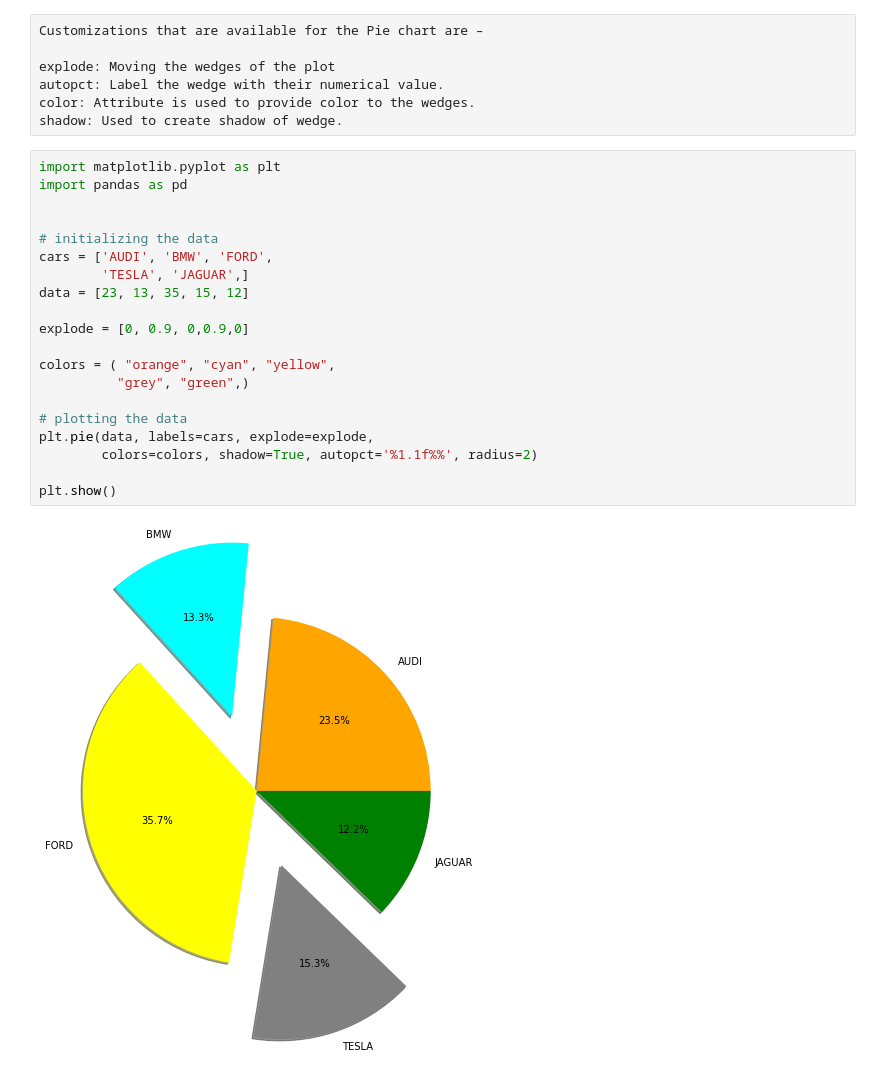
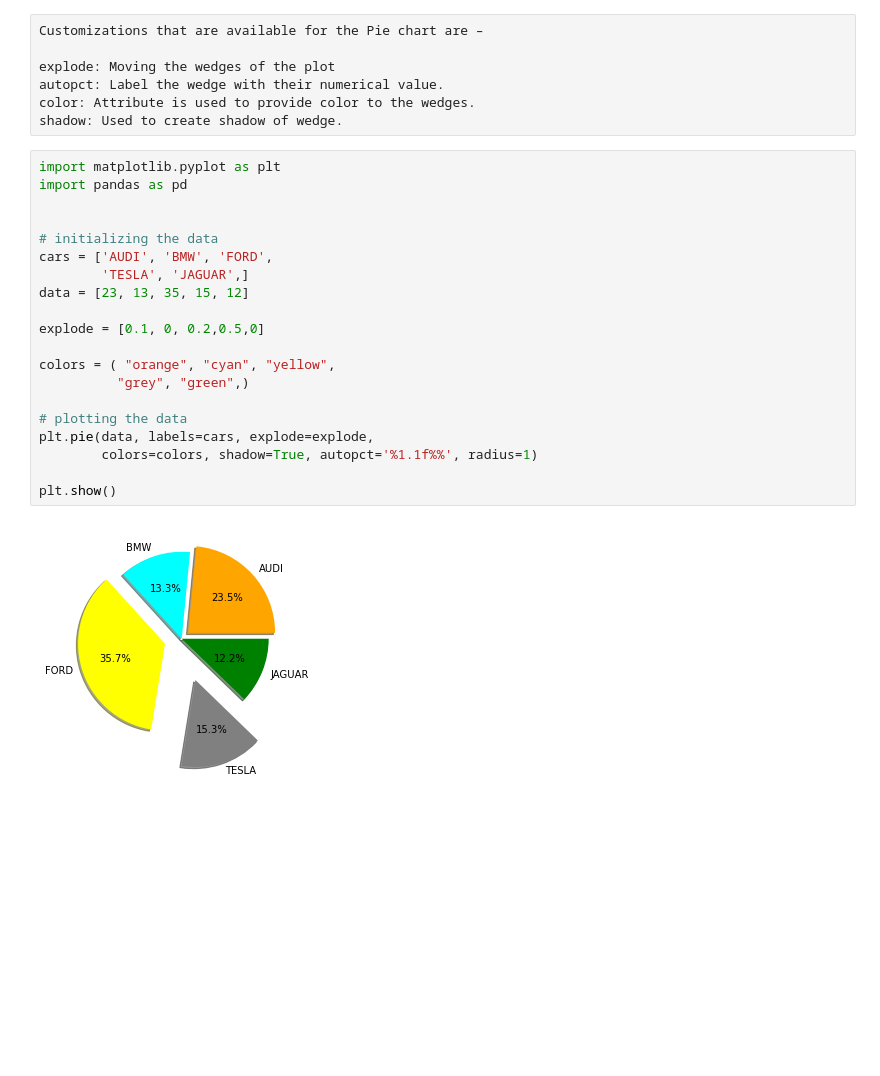
Before and after one commit to Gururaj45/pydatabase, a Jupyter notebook: Data_Visualization_with_python.ipynb, the cells around one changed output. Drawn from its saved outputs; the diff is of its cells as text; blank space fills up the shorter version.

Commit message:
Data_Visualization

```diff
--- a/Data_Visualization_with_python.ipynb
+++ b/Data_Visualization_with_python.ipynb
@@ -644,22 +644,22 @@ shadow: Used to create shadow of wedge.
 # %%
 import matplotlib.pyplot as plt
 import pandas as pd
 
 
 # initializing the data
 cars = ['AUDI', 'BMW', 'FORD',
         'TESLA', 'JAGUAR',]
 data = [23, 13, 35, 15, 12]
 
-explode = [0, 0.9, 0,0.9,0]
+explode = [0.1, 0, 0.2,0.5,0]
 
 colors = ( "orange", "cyan", "yellow",
           "grey", "green",)
 
 # plotting the data
 plt.pie(data, labels=cars, explode=explode,
-        colors=colors, shadow=True, autopct='%1.1f%%', radius=2)
+        colors=colors, shadow=True, autopct='%1.1f%%', radius=1)
 
 plt.show()
 # %% [output]
-[figure, old version]
+[figure, new version]
```
Also changed, not shown: parts of 37 cells of this notebook.
